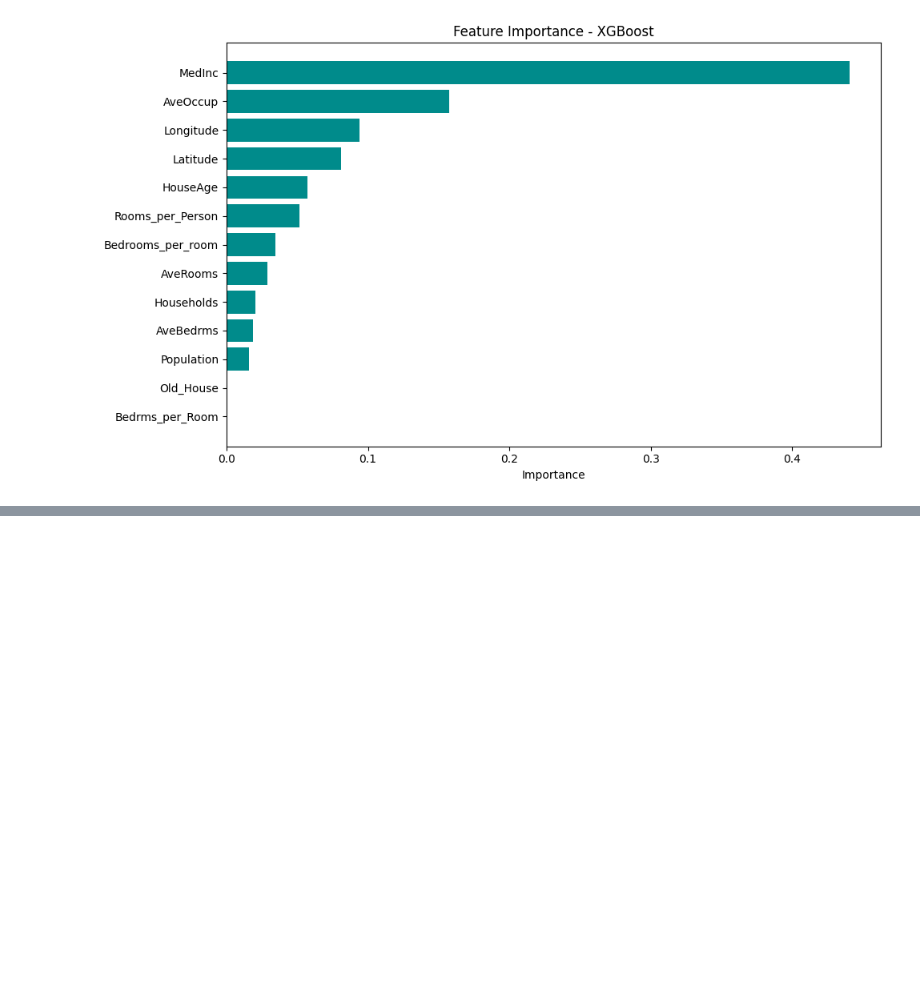
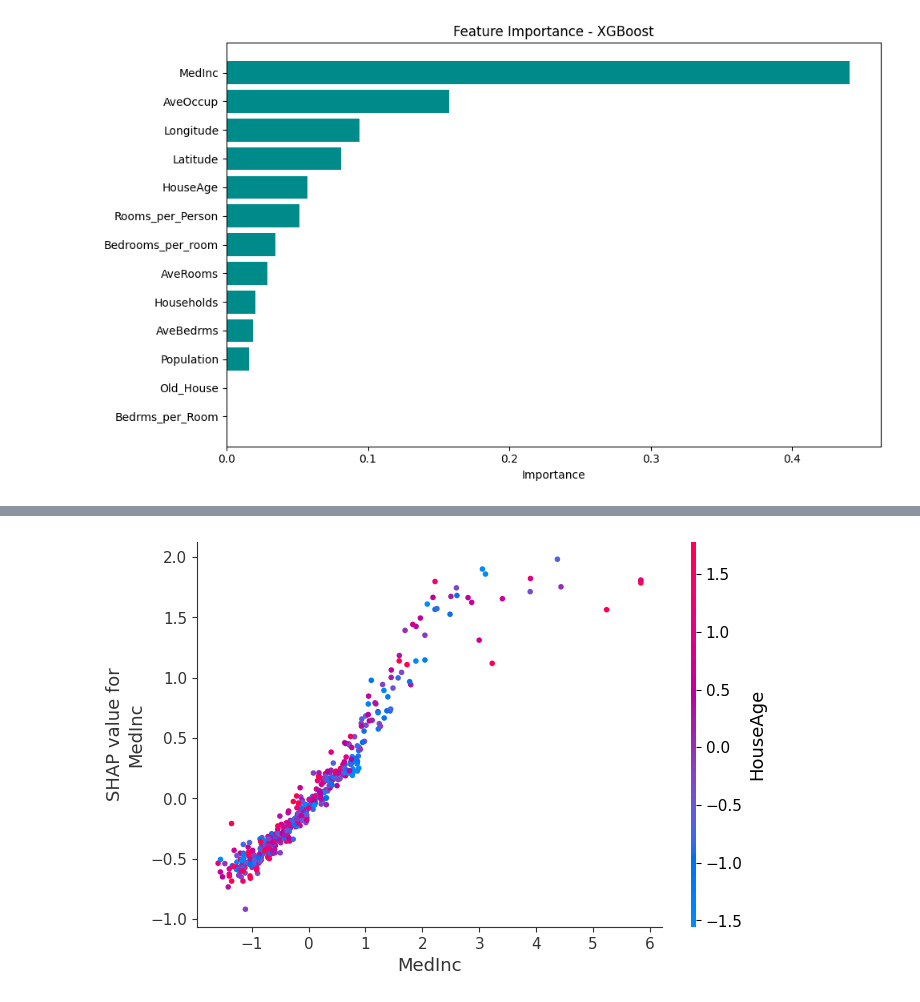
Before and after one commit to NavidAhmadiii/california-house-price-prediction, a Jupyter notebook: house_prediction.ipynb, the cells around one changed output, grey strips where cells are left out. Cells and saved outputs as stored; diff of their text form; code cells hidden in the pictures; blank space fills up the shorter version.

```diff
--- a/house_prediction.ipynb
+++ b/house_prediction.ipynb
@@ -326,0 +341,4 @@ plt.show()
+# %%
+shap.dependence_plot('MedInc', shap_values, X_sample, interaction_index='HouseAge')
+# %% [output]
+[figure, added]
```
Also changed, not shown: parts of 4 cells of this notebook.
